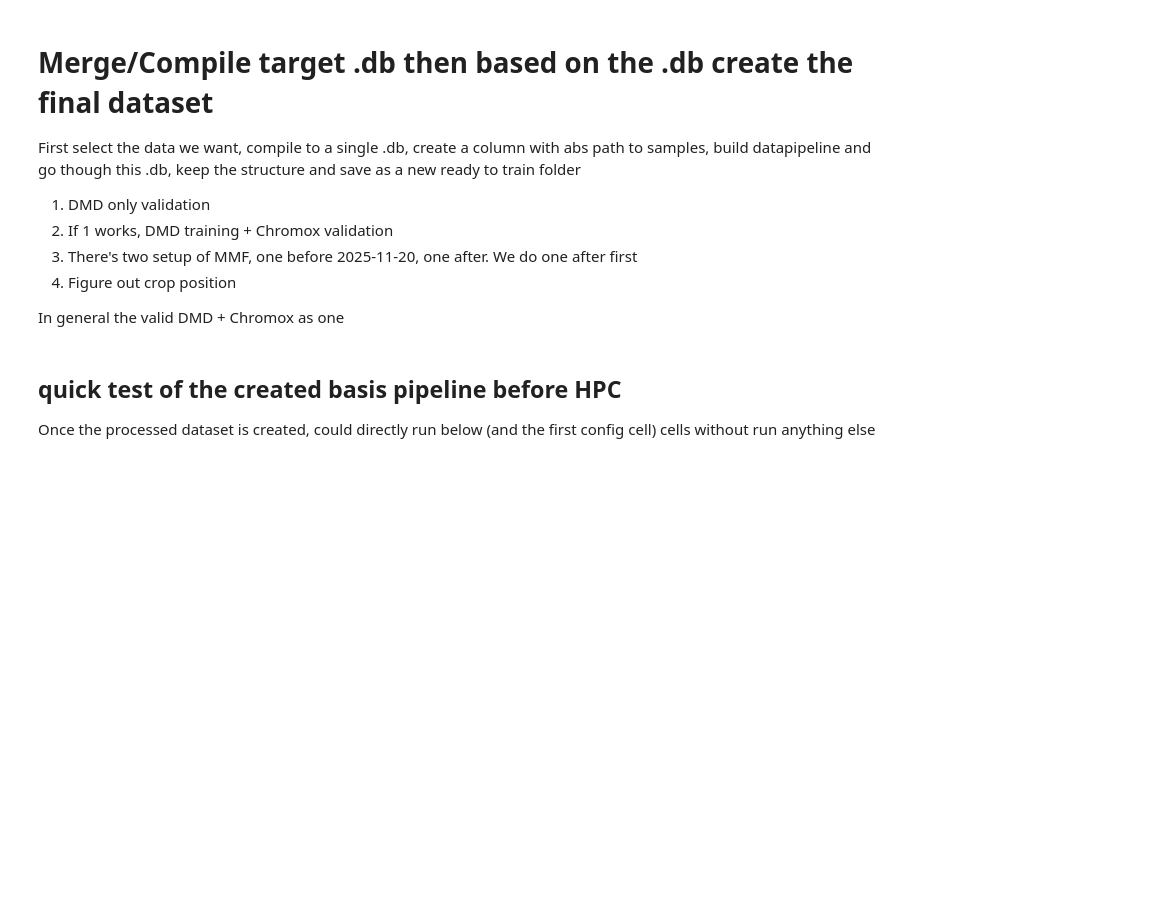
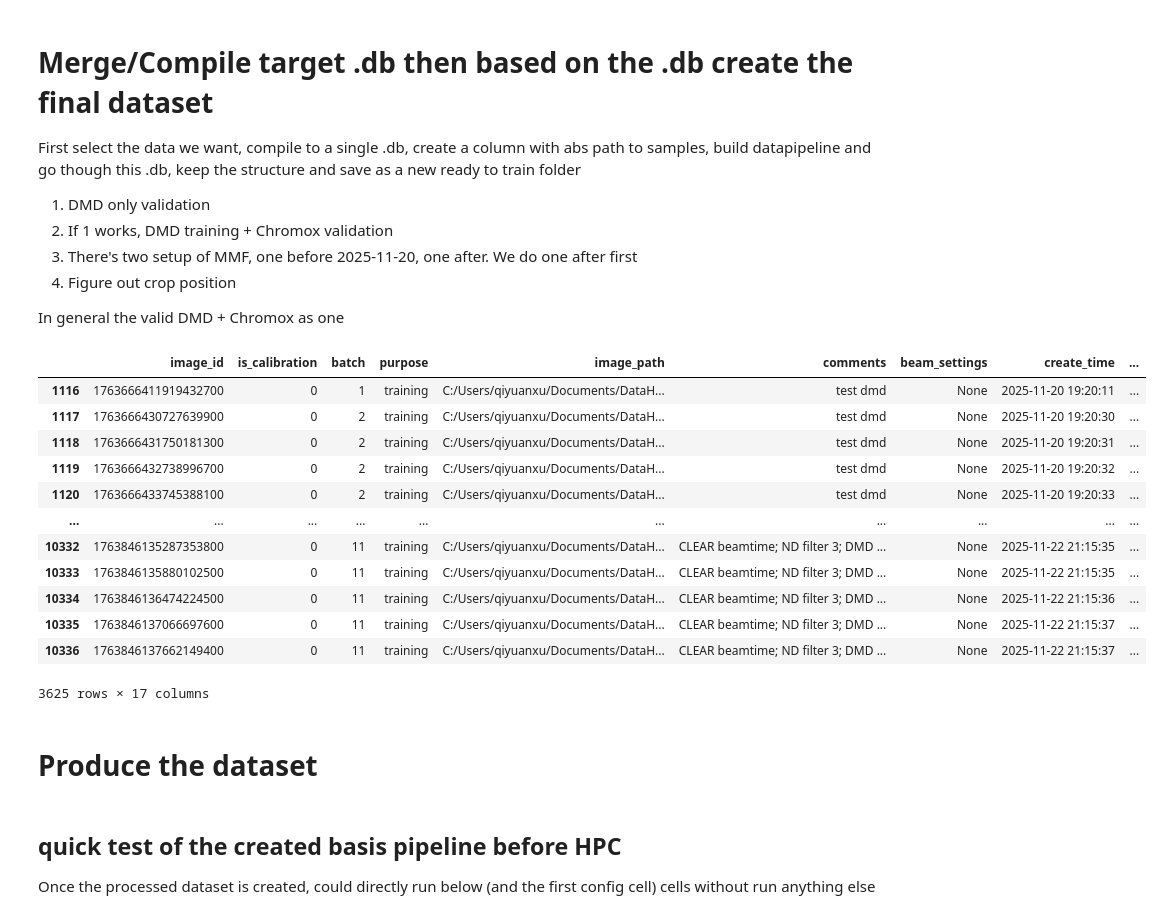
Before and after one commit to Andrew-XQY/fiber-image-reconstruction, a Jupyter notebook: evaluation/clear_dataset_prep.ipynb, the cells around one changed output. Drawn from its saved outputs; the diff is of its cells as text; code cells hidden in the pictures; blank space fills up the shorter version.

```diff
--- a/evaluation/clear_dataset_prep.ipynb
+++ b/evaluation/clear_dataset_prep.ipynb
@@ -239,32 +201,51 @@ In general the valid DMD + Chromox as one
 # %%
 core_col_mmf_dataset_metadata = ["image_id", "is_calibration", "batch", "purpose", "db_path", "image_path", "comments", "beam_settings",
                                  "create_time", "is_saturated_ground_truth", "is_saturated_fiber_output", "config_id"]
 core_col_mmf_experiment_config = ["experiment_description", "image_source", "image_device", "camera_config", "other_config"]
 
 """
  '2025-11-19',                          # dataset 1
  '2025-11-20',
  '2025-11-20_DMD_for_Wednesday_1',      # dataset 1
  '2025-11-20_DMD_for_Wednesday_2',      # dataset 1
  '2025-11-21',
  '2025-11-21-morning',
  '2025-11-22',
  '2025-11-22-afternoon',
  '2025-11-22-morning'
 """
 
-df_to_merge = [dmd_df] # dmd_df, chromox_df, yag_df
+if dataset == "DMD_only":
+    df_to_merge = [dmd_df]
+elif dataset == "Chromox_only":
+    df_to_merge = [chromox_df]
+elif dataset == "Yag_only":
+    df_to_merge = [yag_df]
 
 final_df = pd.concat(df_to_merge, ignore_index=True, copy=False)
 final_df = final_df.loc[:, [c for c in core_col_mmf_dataset_metadata + core_col_mmf_experiment_config if c in final_df.columns]]
 base = final_df["db_path"].fillna("").str.rsplit("/", n=2).str[0] + "/"
 final_df["image_path"] = base + final_df["image_path"].fillna("").str.lstrip("/")
 final_df["dataset"] = final_df["db_path"].astype(str).str.rsplit("/", n=3).str[-3]
 final_df = final_df.drop(columns=["db_path"])
-
-remove_datasets = ['2025-11-19','2025-11-20_DMD_for_Wednesday_1','2025-11-20_DMD_for_Wednesday_2']  # these set are before fiber change. might be corrupted.
+# these set are before fiber change. might be corrupted. so we just exlude them. in additoin the saved image dim is not the same.
+remove_datasets = ['2025-11-19','2025-11-20_DMD_for_Wednesday_1','2025-11-20_DMD_for_Wednesday_2']
 final_df = final_df[~final_df["dataset"].isin(remove_datasets)].copy()
 final_df
+# %% [output]
+|  | image_id | is_calibration | batch | purpose | image_path | comments | beam_settings | create_time | ... |
+| 1116 | 1763666411919432700 | 0 | 1 | training | C:/Users/qiyuanxu/Documents/DataH... | test dmd | None | 2025-11-20 19:20:11 | ... |
+| 1117 | 1763666430727639900 | 0 | 2 | training | C:/Users/qiyuanxu/Documents/DataH... | test dmd | None | 2025-11-20 19:20:30 | ... |
+| 1118 | 1763666431750181300 | 0 | 2 | training | C:/Users/qiyuanxu/Documents/DataH... | test dmd | None | 2025-11-20 19:20:31 | ... |
+| 1119 | 1763666432738996700 | 0 | 2 | training | C:/Users/qiyuanxu/Documents/DataH... | test dmd | None | 2025-11-20 19:20:32 | ... |
+| 1120 | 1763666433745388100 | 0 | 2 | training | C:/Users/qiyuanxu/Documents/DataH... | test dmd | None | 2025-11-20 19:20:33 | ... |
+| ... | ... | ... | ... | ... | ... | ... | ... | ... | ... |
+| 10332 | 1763846135287353800 | 0 | 11 | training | C:/Users/qiyuanxu/Documents/DataH... | CLEAR beamtime; ND filter 3; DMD ... | None | 2025-11-22 21:15:35 | ... |
+| 10333 | 1763846135880102500 | 0 | 11 | training | C:/Users/qiyuanxu/Documents/DataH... | CLEAR beamtime; ND filter 3; DMD ... | None | 2025-11-22 21:15:35 | ... |
+| 10334 | 1763846136474224500 | 0 | 11 | training | C:/Users/qiyuanxu/Documents/DataH... | CLEAR beamtime; ND filter 3; DMD ... | None | 2025-11-22 21:15:36 | ... |
+| 10335 | 1763846137066697600 | 0 | 11 | training | C:/Users/qiyuanxu/Documents/DataH... | CLEAR beamtime; ND filter 3; DMD ... | None | 2025-11-22 21:15:37 | ... |
+| 10336 | 1763846137662149400 | 0 | 11 | training | C:/Users/qiyuanxu/Documents/DataH... | CLEAR beamtime; ND filter 3; DMD ... | None | 2025-11-22 21:15:37 | ... |
+3625 rows × 17 columns
 # %%
 # ============================
 # Extract data sample beam parameters, just to find the cropping area
@@ -414,6 +399,8 @@ ax.set_xlabel("x (px)")
 ax.set_ylabel("y (px)")
 plt.tight_layout()
 plt.show()
+# %% [markdown]
+# Produce the dataset
 # %%
 # No need to rerun, just read the final merged database and continue analysis
 table = "mmf_dataset_metadata"
```
Also changed, not shown: parts of 7 cells of this notebook, 2 other files.
